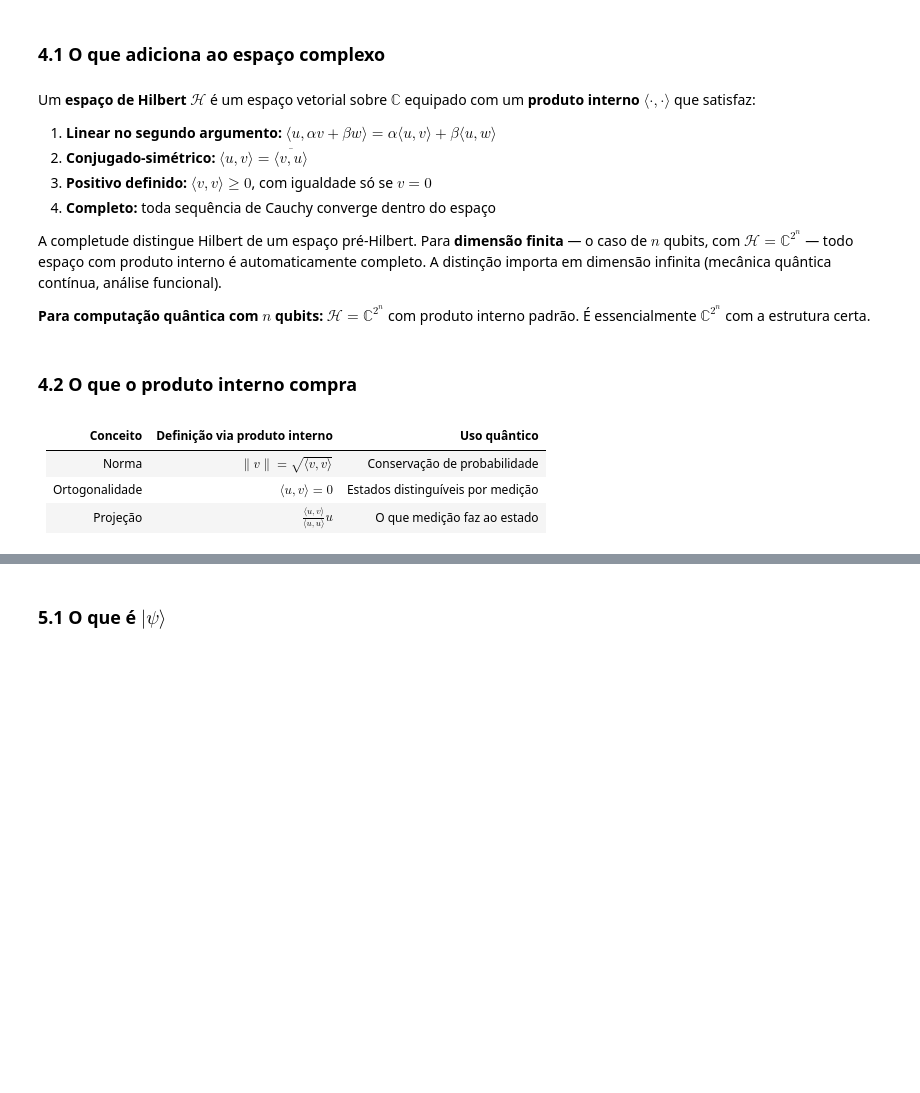
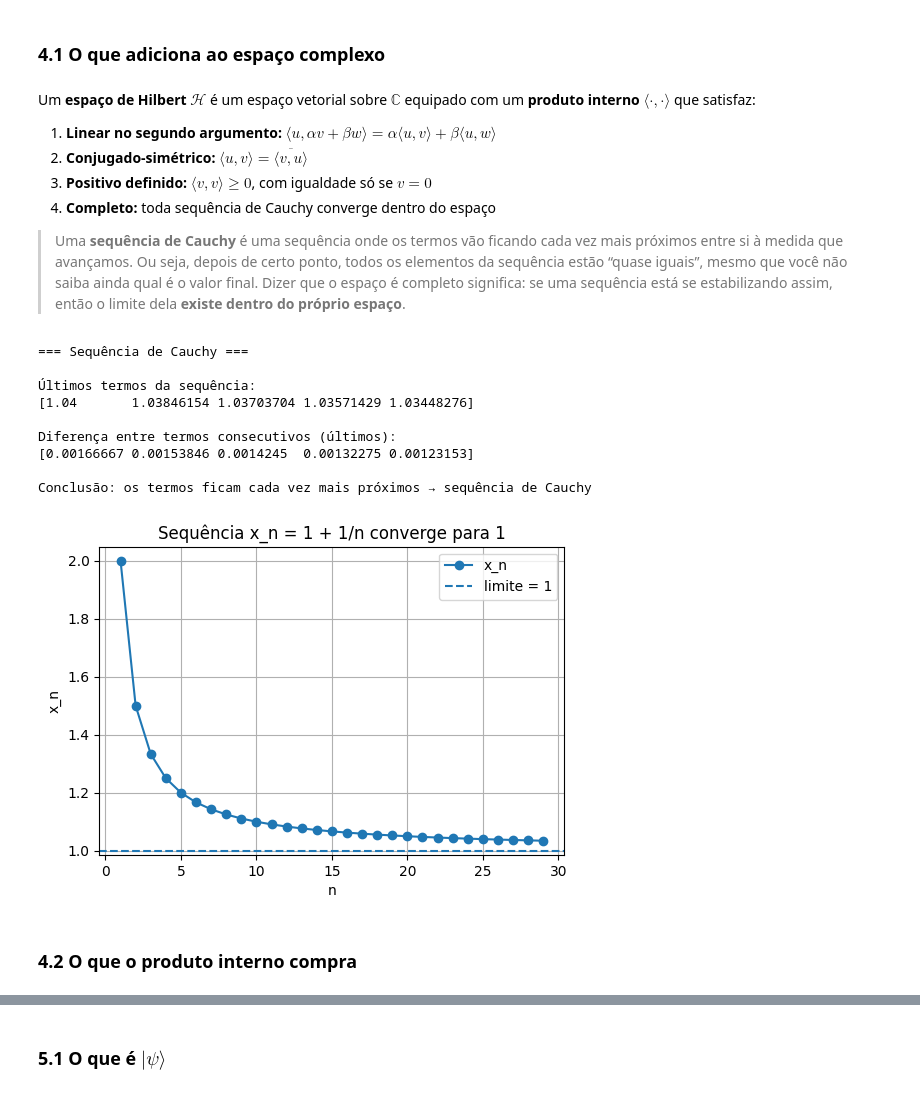
Before and after one commit to Green-Cinnamon-Labs/spectral-quantum-playground, a Jupyter notebook: matematica/M-00_vetores_espaco_de_hilbert.ipynb, the cells around one changed output, grey strips where cells are left out. Cells and saved outputs as stored; diff of their text form; code cells hidden in the pictures; blank space fills up the shorter version.

Commit message:
falando sobre hilbert

```diff
--- a/matematica/M-00_vetores_espaco_de_hilbert.ipynb
+++ b/matematica/M-00_vetores_espaco_de_hilbert.ipynb
@@ -242,14 +281,50 @@ Um **espaço de Hilbert** $\mathcal{H}$ é um espaço vetorial sobre $\mathbb{C}
 3. **Positivo definido:** $\langle v, v \rangle \geq 0$, com igualdade só se $v = 0$
 4. **Completo:** toda sequência de Cauchy converge dentro do espaço
 
-A completude distingue Hilbert de um espaço pré-Hilbert. Para **dimensão finita** — o caso de $n$ qubits, com $\mathcal{H} = \mathbb{C}^{2^n}$ — todo espaço com produto interno é automaticamente completo. A distinção importa em dimensão infinita (mecânica quântica contínua, análise funcional).
-
-**Para computação quântica com $n$ qubits:** $\mathcal{H} = \mathbb{C}^{2^n}$ com produto interno padrão. É essencialmente $\mathbb{C}^{2^n}$ com a estrutura certa.
+> Uma **sequência de Cauchy** é uma sequência onde os termos vão ficando cada vez mais próximos entre si à medida que avançamos.  Ou seja, depois de certo ponto, todos os elementos da sequência estão “quase iguais”, mesmo que você não saiba ainda qual é o valor final.  Dizer que o espaço é completo significa: se uma sequência está se estabilizando assim, então o limite dela **existe dentro do próprio espaço**.
+# %%
+import numpy as np
+import matplotlib.pyplot as plt
+
+print("=== Sequência de Cauchy ===\n")
+
+# x_n = 1 + 1/n
+n = np.arange(1, 30)
+x = 1 + 1/n
+
+# diferença entre termos consecutivos
+diffs = np.abs(np.diff(x))
+
+print("Últimos termos da sequência:")
+print(x[-5:])
+print()
+
+print("Diferença entre termos consecutivos (últimos):")
+print(diffs[-5:])
+print()
+
+print("Conclusão: os termos ficam cada vez mais próximos → sequência de Cauchy")
+
+# Plot
+plt.figure(figsize=(6,4))
+plt.plot(n, x, 'o-', label='x_n')
+plt.axhline(1, linestyle='--', label='limite = 1')
+plt.title("Sequência x_n = 1 + 1/n converge para 1")
+plt.xlabel("n")
+plt.ylabel("x_n")
+plt.legend()
+plt.grid()
+plt.show()
+# %% [output]
+=== Sequência de Cauchy ===
+
+Últimos termos da sequência:
+[1.04       1.03846154 1.03703704 1.03571429 1.03448276]
+
+Diferença entre termos consecutivos (últimos):
+[0.00166667 0.00153846 0.0014245  0.00132275 0.00123153]
+
+Conclusão: os termos ficam cada vez mais próximos → sequência de Cauchy
+[figure, added]
 # %% [markdown]
 ### 4.2 O que o produto interno compra
-# %% [markdown]
-| Conceito | Definição via produto interno | Uso quântico |
-|---|---|---|
-| Norma | $\|v\| = \sqrt{\langle v, v \rangle}$ | Conservação de probabilidade |
-| Ortogonalidade | $\langle u, v \rangle = 0$ | Estados distinguíveis por medição |
-| Projeção | $\frac{\langle u, v \rangle}{\langle u, u \rangle} u$ | O que medição faz ao estado |
```
Also changed, not shown: parts of 21 cells of this notebook.
